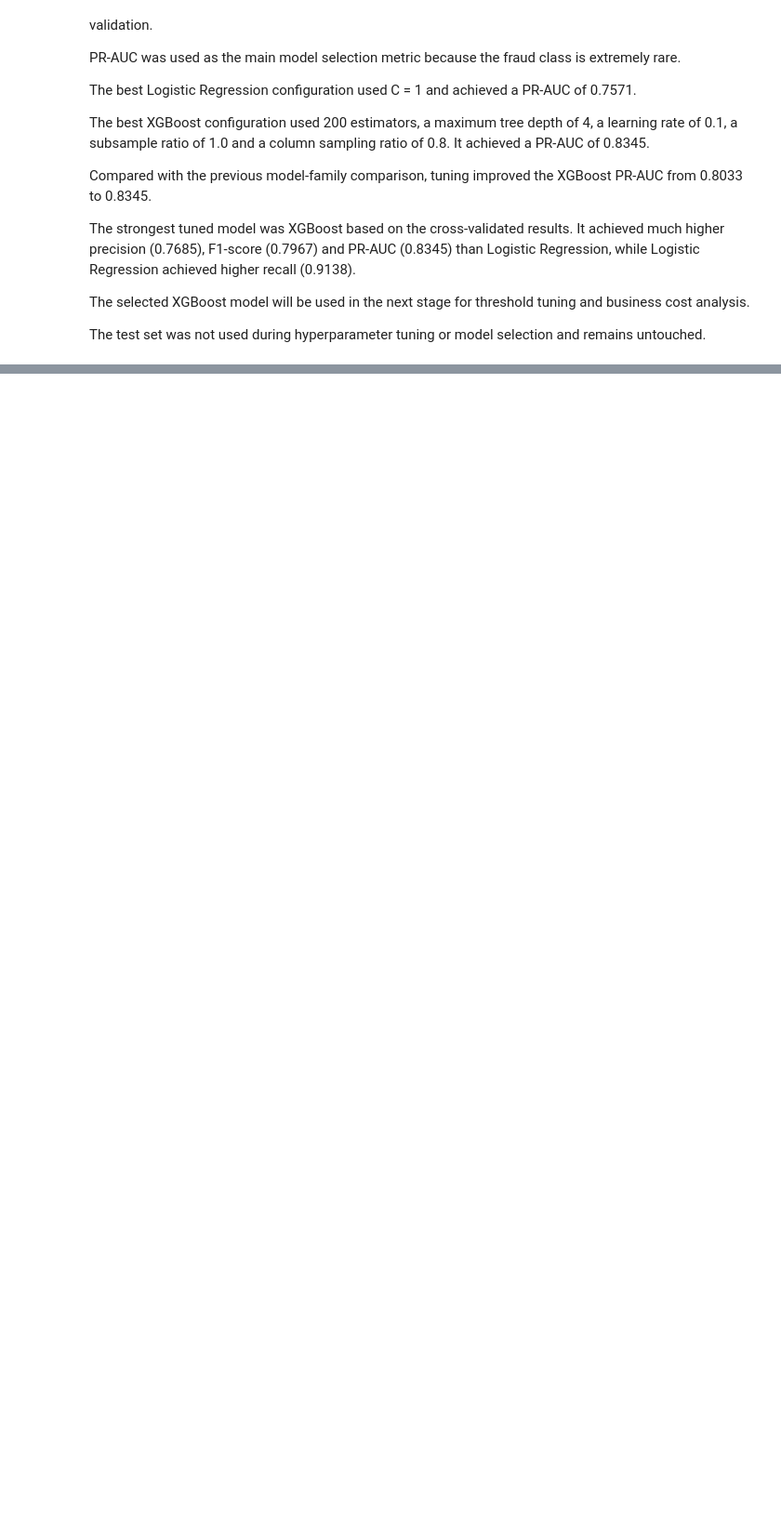
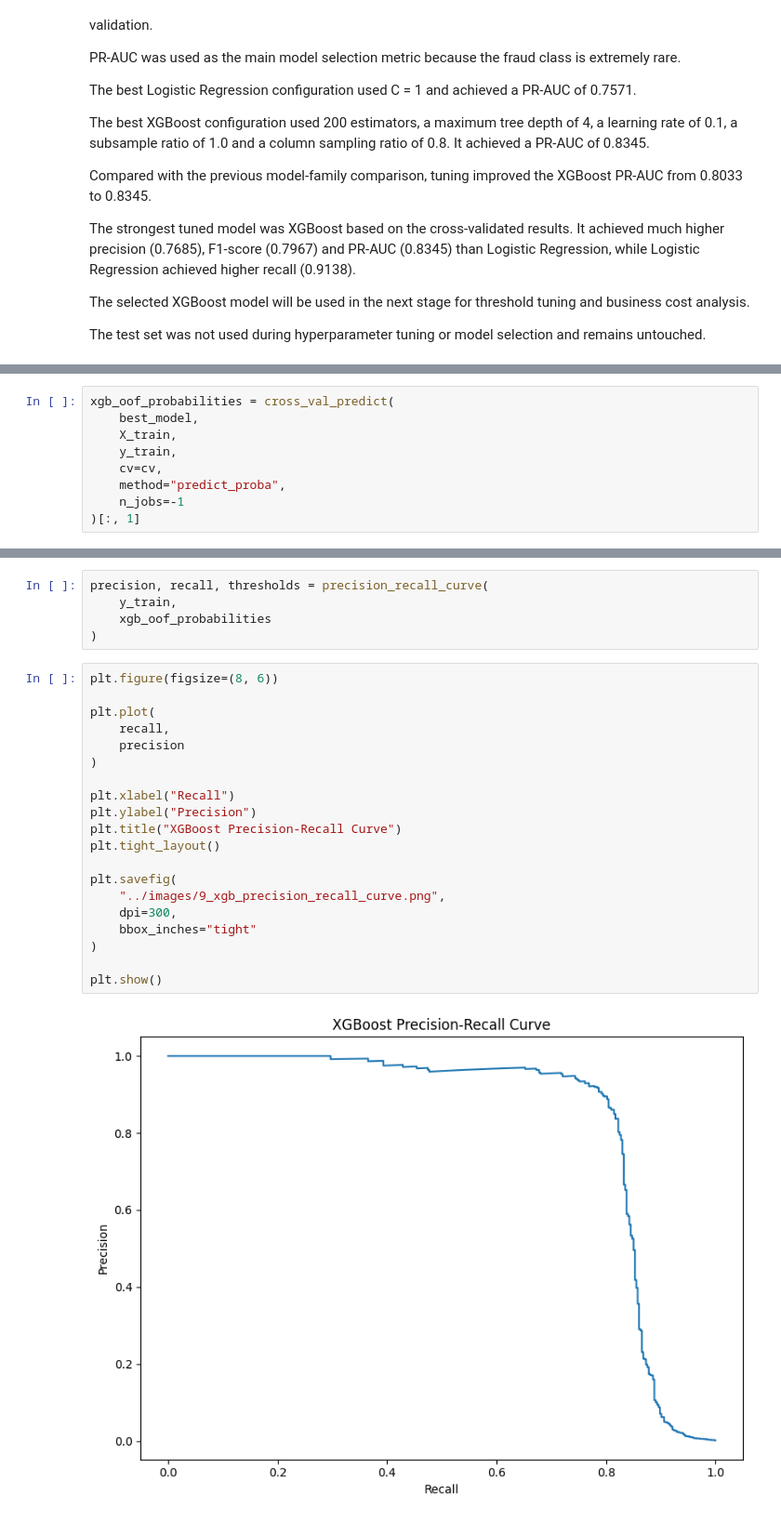
Before and after one commit to francisparwez/credit-card-fraud-detection, a Jupyter notebook: notebooks/01_credit_card_fraud_detection.ipynb, the cells around one changed output, grey strips where cells are left out. Shown at 93% size. Saved outputs shown, nothing was run; the diff lists cells and outputs as text; blank space fills up the shorter version.

Commit message:
06 Complete Threshold Tuning & Business Cost Analysis

```diff
--- a/notebooks/01_credit_card_fraud_detection.ipynb
+++ b/notebooks/01_credit_card_fraud_detection.ipynb
@@ -1387,0 +1434,9 @@ The test set was not used during hyperparameter tuning or model selection and re
+# %%
+xgb_oof_probabilities = cross_val_predict(
+    best_model,
+    X_train,
+    y_train,
+    cv=cv,
+    method="predict_proba",
+    n_jobs=-1
+)[:, 1]
@@ -1387,0 +1462,27 @@ The test set was not used during hyperparameter tuning or model selection and re
+# %%
+precision, recall, thresholds = precision_recall_curve(
+    y_train,
+    xgb_oof_probabilities
+)
+# %%
+plt.figure(figsize=(8, 6))
+
+plt.plot(
+    recall,
+    precision
+)
+
+plt.xlabel("Recall")
+plt.ylabel("Precision")
+plt.title("XGBoost Precision-Recall Curve")
+plt.tight_layout()
+
+plt.savefig(
+    "../images/9_xgb_precision_recall_curve.png",
+    dpi=300,
+    bbox_inches="tight"
+)
+
+plt.show()
+# %% [output]
+[figure, added]
```
Also changed, not shown: parts of 32 cells of this notebook, 5 other files.
